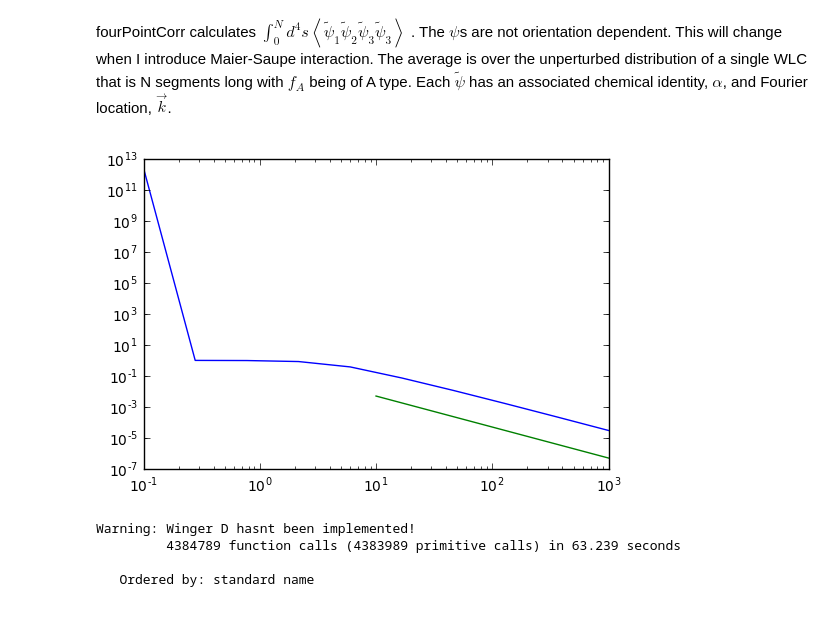
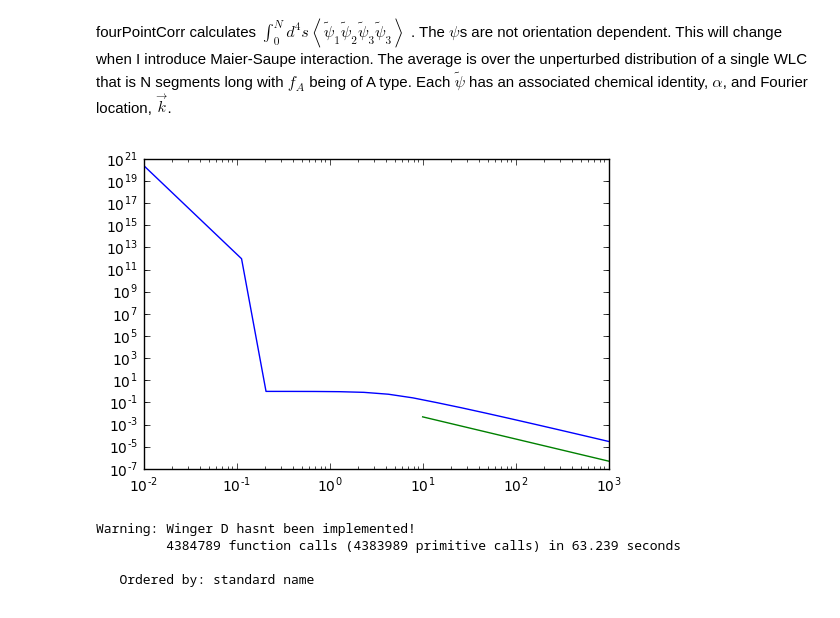
Before and after one commit to qmacAstanford/MultiPointCalculation, a Jupyter notebook: CORRcalc.ipynb, the cells around one changed output. Cells and saved outputs as stored; diff of their text form; code cells hidden in the pictures.

```diff
--- a/CORRcalc.ipynb
+++ b/CORRcalc.ipynb
@@ -158,5 +163,5 @@ s2inverse(pset, N, FA, K)
 # %%
-N=10
+N=1.0
 FA=0.5
 
 nlam=4
@@ -164,7 +169,7 @@ pset=propagator.prop_set(nlam=nlam)
 
 
 sequence = [0,0]
-KV = np.logspace(-4,3,10)
+KV = np.logspace(-4,7,100)
 s2 = np.zeros((len(KV)),dtype=type(1+1j))
 for ind, K in enumerate(KV):
     s2[ind] = s2wlc(pset, N, FA, K, sequence=sequence)/(N**2)
@@ -569,9 +574,16 @@ for ind, K in enumerate(KV):
+# %%
+sequence = [0, 0, 0, 0]
+KV = np.logspace(-2,3,20)
+s4 = np.zeros((len(KV)),dtype=type(1+1j))
+for ind, K in enumerate(KV):
+    Ks = setKs(K)
+    s4[ind] = s4wlc(pset,wigset, N, FA, Ks, sequence=sequence)/(N**4)
 # %%
-plt.loglog(KV, s4.real)
+plt.loglog(KV, abs(s4.real))
 plotlog(1e1, 5e-3, -2, xrange=2)
 plt.show()
 # %% [output]
-[figure, old version]
+[figure, new version]
 # %%
 import cProfile
 cProfile.run('s4wlc(pset, N, FA, Ks, sequence=sequence)')
```
Also changed, not shown: parts of 7 cells of this notebook, 1 other file.
